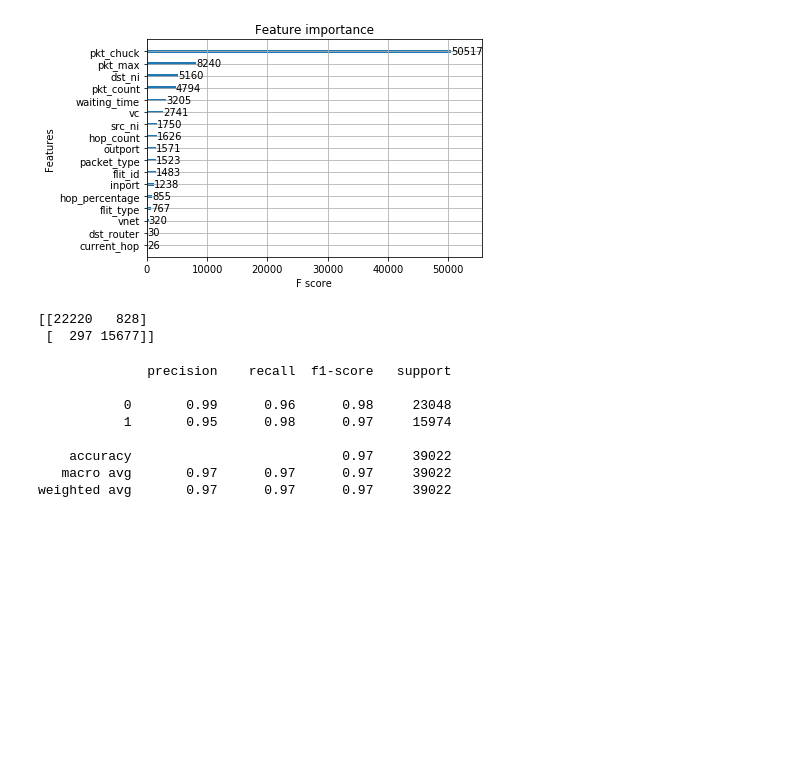
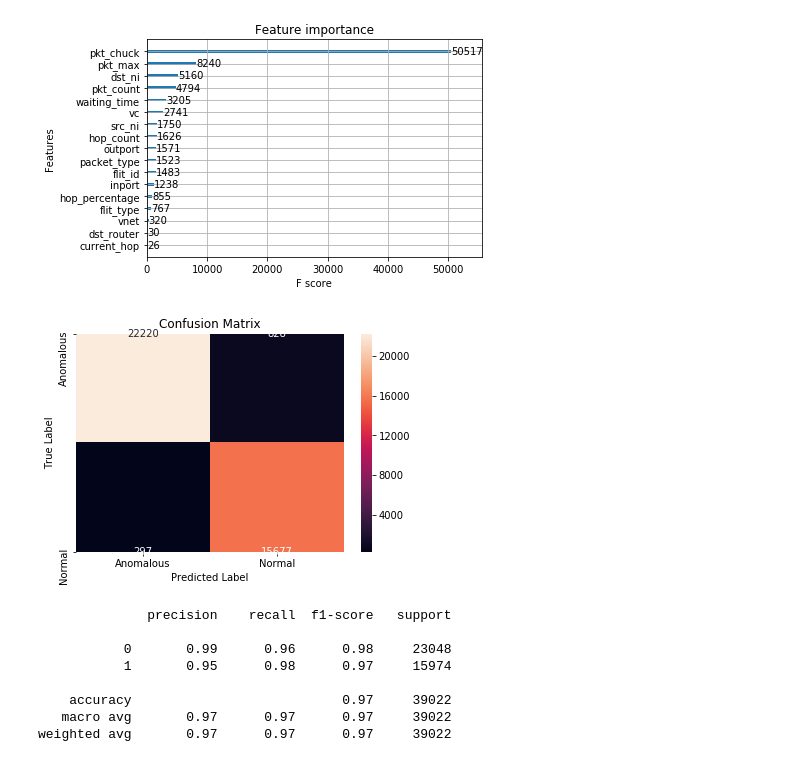
Before and after one commit to chamikasudusinghe/nocml, a Jupyter notebook: ver 5.2/wat_r1_model-v1.ipynb, the cells around one changed output. Saved outputs shown, nothing was run; the diff lists cells and outputs as text; code cells hidden in the pictures; blank space fills up the shorter version.

```diff
--- a/ver 5.2/wat_r1_model-v1.ipynb
+++ b/ver 5.2/wat_r1_model-v1.ipynb
@@ -874,12 +874,17 @@ plot_importance(xgbc)
 plt.show()
 # %% [output]
 [figure]
-# %%
-cm = confusion_matrix(y_test, y_pred_xgbc)
-print(cm)
-# %% [output]
-[[22220   828]
- [  297 15677]]
+# %%
+cm = confusion_matrix(y_test, y_pred_xgbc)
+class_label = ["Anomalous", "Normal"]
+df_cm = pd.DataFrame(cm, index=class_label,columns=class_label)
+sns.heatmap(df_cm, annot=True, fmt='d')
+plt.title("Confusion Matrix")
+plt.xlabel("Predicted Label")
+plt.ylabel("True Label")
+plt.show()
+# %% [output]
+[figure, added]
 # %%
 print(classification_report(y_test,y_pred_xgbc))
 # %% [output]
```
Also changed, not shown: parts of 2 cells of this notebook.
